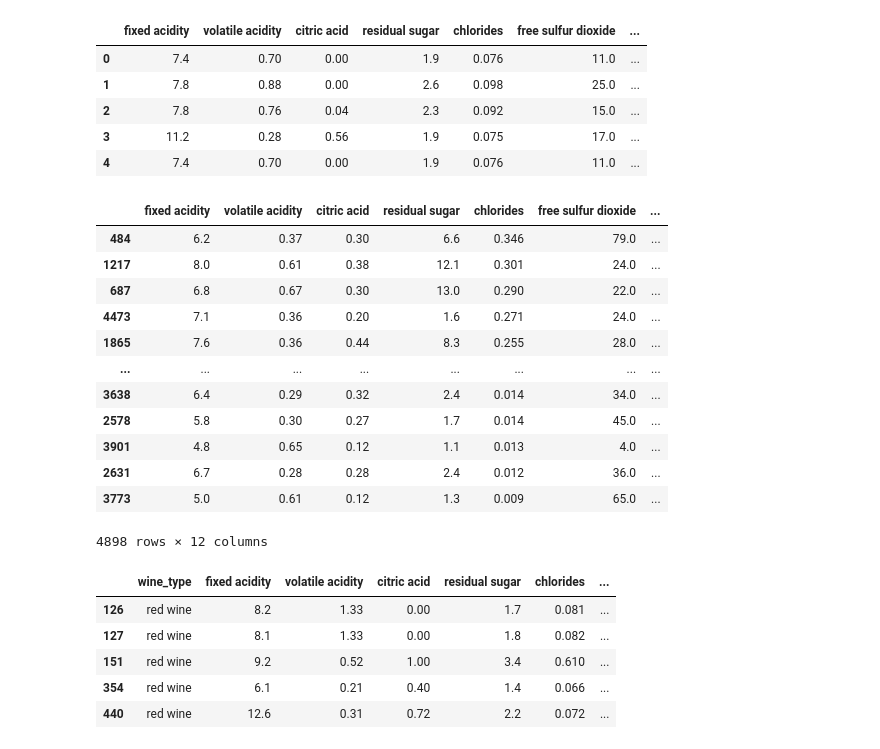
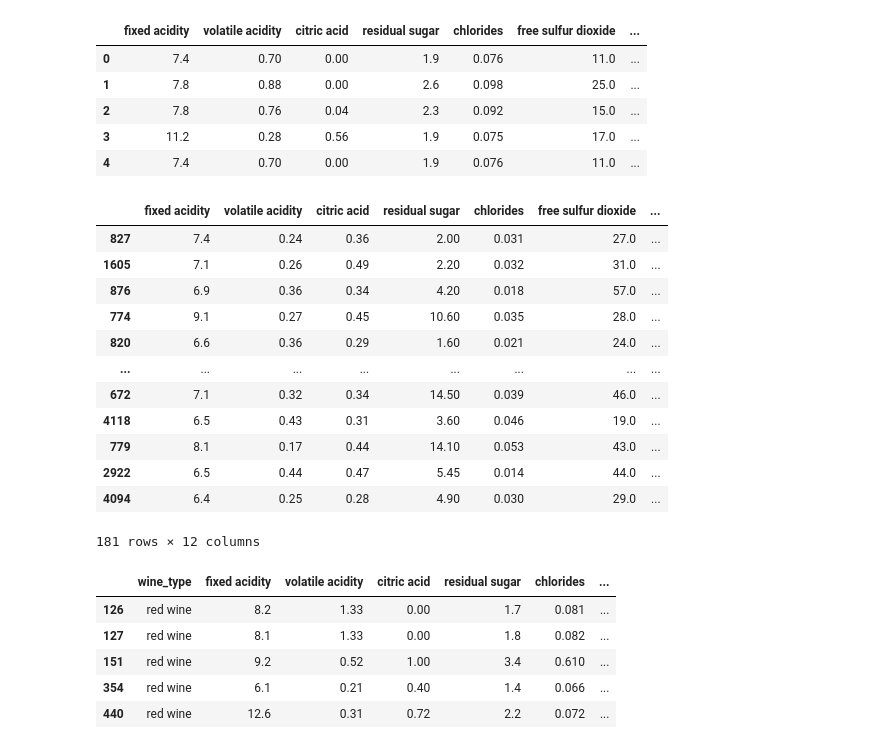
Before and after one commit to novik2713/CAB_Winery_Project, a Jupyter notebook: project2.ipynb, the cells around one changed output. Drawn from its saved outputs; the diff is of its cells as text; code cells hidden in the pictures.

```diff
--- a/project2.ipynb
+++ b/project2.ipynb
@@ -150,20 +150,20 @@ red_wine.head()
 | 3 | 11.2 | 0.28 | 0.56 | 1.9 | 0.075 | 17.0 | ... |
 | 4 | 7.4 | 0.70 | 0.00 | 1.9 | 0.076 | 11.0 | ... |
 # %%
-white_wine.sort_values(by='chlorides', ascending=False)
+white_wine.sort_values(by='quality', ascending=False).head(181)
 #.head(20) .tail(10)
 # %% [output]
 |  | fixed acidity | volatile acidity | citric acid | residual sugar | chlorides | free sulfur dioxide | ... |
-| 484 | 6.2 | 0.37 | 0.30 | 6.6 | 0.346 | 79.0 | ... |
-| 1217 | 8.0 | 0.61 | 0.38 | 12.1 | 0.301 | 24.0 | ... |
-| 687 | 6.8 | 0.67 | 0.30 | 13.0 | 0.290 | 22.0 | ... |
-| 4473 | 7.1 | 0.36 | 0.20 | 1.6 | 0.271 | 24.0 | ... |
-| 1865 | 7.6 | 0.36 | 0.44 | 8.3 | 0.255 | 28.0 | ... |
+| 827 | 7.4 | 0.24 | 0.36 | 2.00 | 0.031 | 27.0 | ... |
+| 1605 | 7.1 | 0.26 | 0.49 | 2.20 | 0.032 | 31.0 | ... |
+| 876 | 6.9 | 0.36 | 0.34 | 4.20 | 0.018 | 57.0 | ... |
+| 774 | 9.1 | 0.27 | 0.45 | 10.60 | 0.035 | 28.0 | ... |
+| 820 | 6.6 | 0.36 | 0.29 | 1.60 | 0.021 | 24.0 | ... |
 | ... | ... | ... | ... | ... | ... | ... | ... |
-| 3638 | 6.4 | 0.29 | 0.32 | 2.4 | 0.014 | 34.0 | ... |
-| 2578 | 5.8 | 0.30 | 0.27 | 1.7 | 0.014 | 45.0 | ... |
-| 3901 | 4.8 | 0.65 | 0.12 | 1.1 | 0.013 | 4.0 | ... |
-| 2631 | 6.7 | 0.28 | 0.28 | 2.4 | 0.012 | 36.0 | ... |
-| 3773 | 5.0 | 0.61 | 0.12 | 1.3 | 0.009 | 65.0 | ... |
+| 672 | 7.1 | 0.32 | 0.34 | 14.50 | 0.039 | 46.0 | ... |
+| 4118 | 6.5 | 0.43 | 0.31 | 3.60 | 0.046 | 19.0 | ... |
+| 779 | 8.1 | 0.17 | 0.44 | 14.10 | 0.053 | 43.0 | ... |
+| 2922 | 6.5 | 0.44 | 0.47 | 5.45 | 0.014 | 44.0 | ... |
+| 4094 | 6.4 | 0.25 | 0.28 | 4.90 | 0.030 | 29.0 | ... |
-4898 rows × 12 columns
+181 rows × 12 columns
 # %%
```
Also changed, not shown: parts of 24 cells of this notebook.
